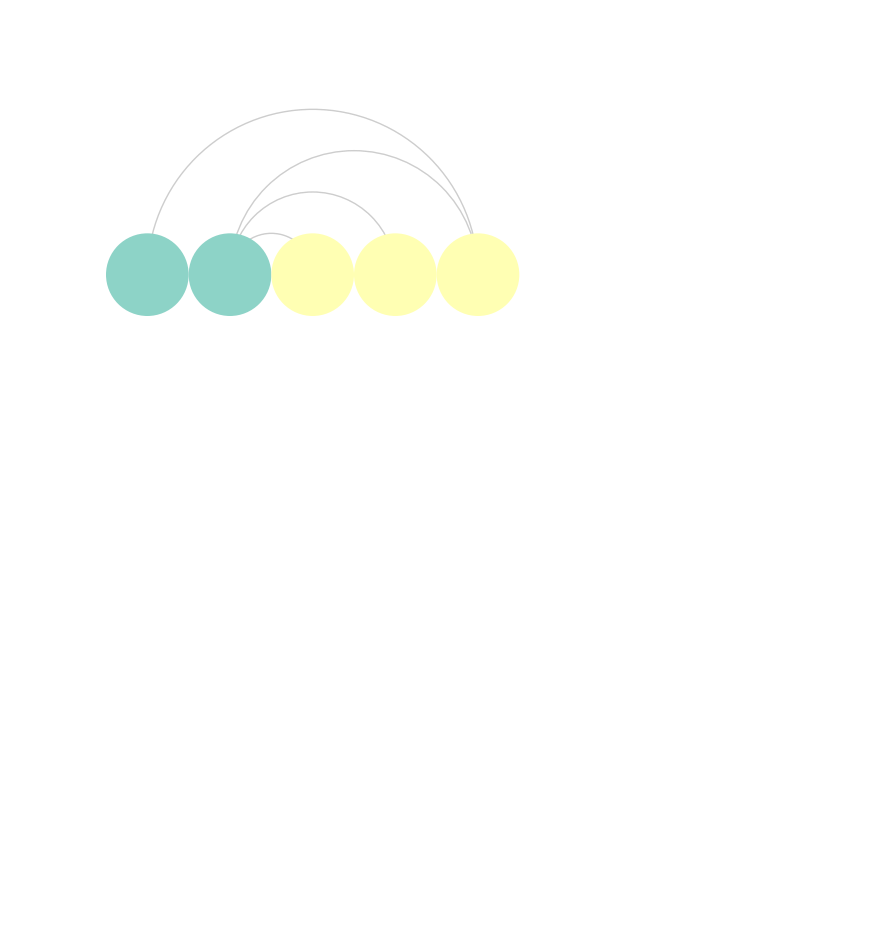
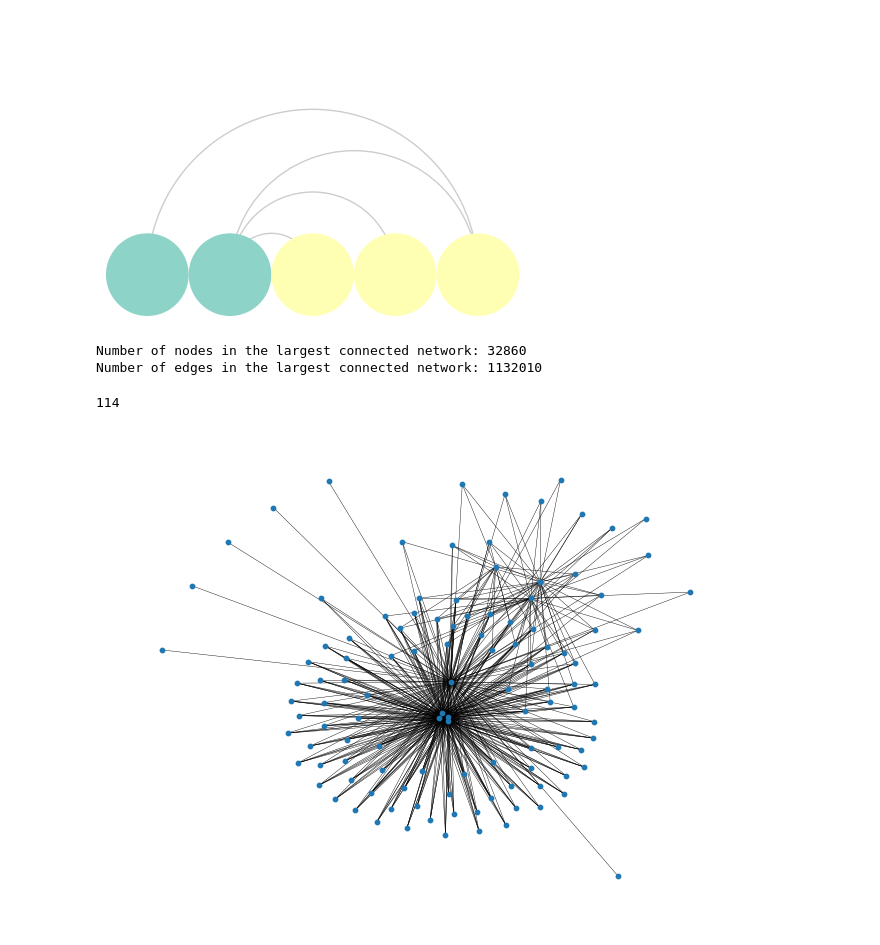
Before and after one commit to lucyzhang95/MAGNN_MKG, a Jupyter notebook: analysis/network.ipynb, the cells around one changed output. Drawn from its saved outputs; the diff is of its cells as text; code cells hidden in the pictures; blank space fills up the shorter version.

```diff
--- a/analysis/network.ipynb
+++ b/analysis/network.ipynb
@@ -262,4 +262,22 @@ plt.show()
 # %%
 # find the largest connected network as G.subgraph
 largest_ccs = sorted((G.subgraph(c) for c in nx.connected_components(G)), key=lambda x: len(x))[-1]
+print(f"Number of nodes in the largest connected network: {len(largest_ccs.nodes())}")
+print(f"Number of edges in the largest connected network: {len(largest_ccs.edges())}")
+# %% [output]
+Number of nodes in the largest connected network: 32860
+Number of edges in the largest connected network: 1132010
+# %%
+# get top 50 node degree centrality in larges connected network
+t2_ccs = []
+for n in list(largest_ccs)[:2]:
+    t2_ccs.append(n)
+    for nbr in G.neighbors(n):
+        t2_ccs.append(nbr)
+t2_ccs_draw = G.subgraph(t2_ccs)
+print(len(list(t2_ccs_draw.nodes())))
+nx.draw(t2_ccs_draw, with_labels=False, font_size=10, node_size=10, width=0.3)
+# %% [output]
+114
+[figure, added]
 # %%
```
Also changed, not shown: parts of 5 cells of this notebook.
